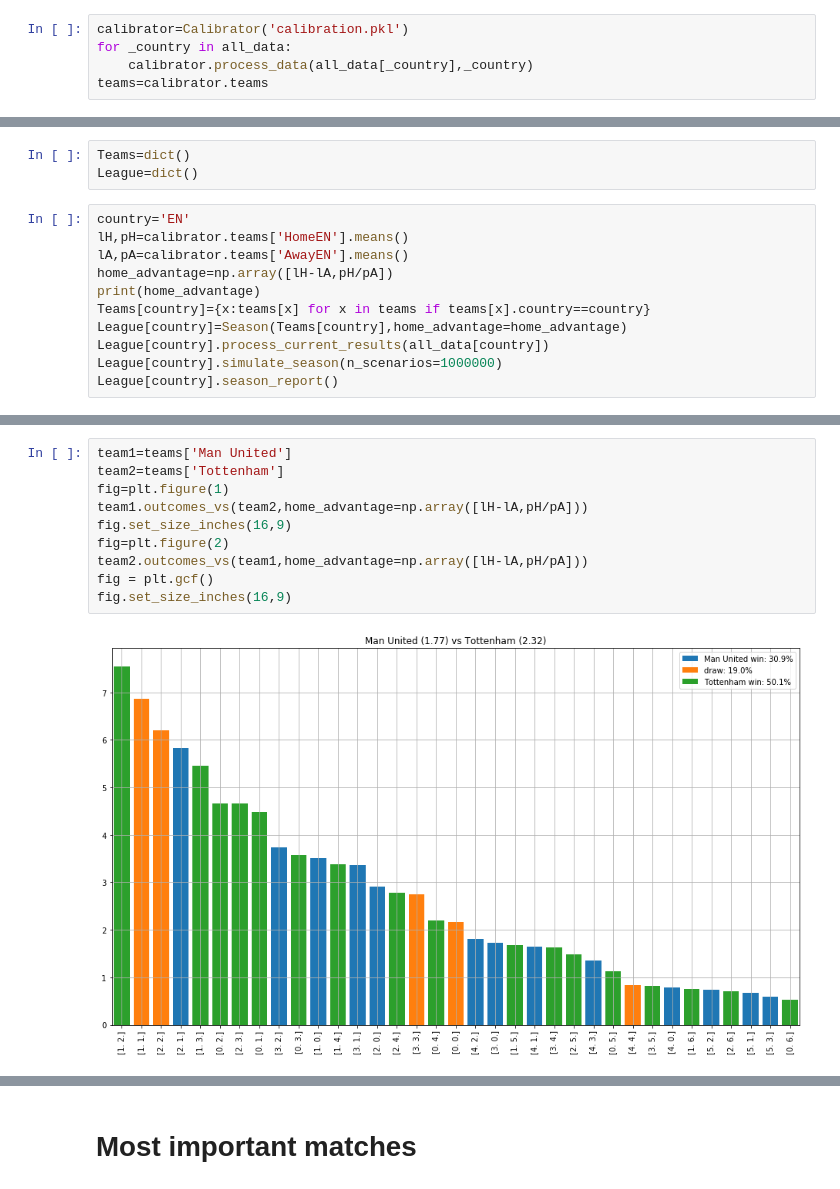
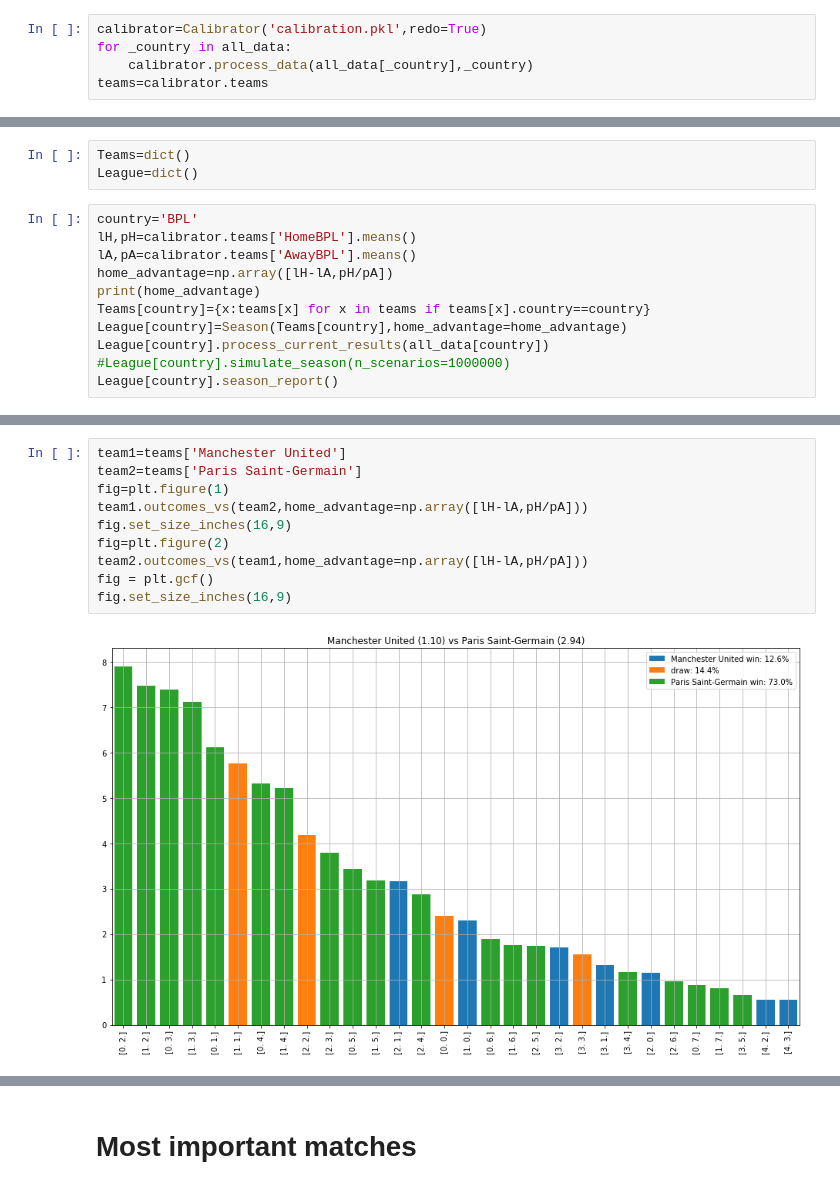
Before and after one commit to tchnvkng/football_sim, a Jupyter notebook: pl2.ipynb, the cells around one changed output, grey strips where cells are left out. Saved outputs shown, nothing was run; the diff lists cells and outputs as text.

```diff
--- a/pl2.ipynb
+++ b/pl2.ipynb
@@ -56,5 +63,5 @@ all_data['EN'].tail(10)
 # %%
-calibrator=Calibrator('calibration.pkl')
+calibrator=Calibrator('calibration.pkl',redo=True)
 for _country in all_data:
     calibrator.process_data(all_data[_country],_country)
 teams=calibrator.teams
@@ -86,14 +87,14 @@ calibration.pkl  does not exists
 Teams=dict()
 League=dict()
 # %%
-country='EN'
-lH,pH=calibrator.teams['HomeEN'].means()
-lA,pA=calibrator.teams['AwayEN'].means()
+country='BPL'
+lH,pH=calibrator.teams['HomeBPL'].means()
+lA,pA=calibrator.teams['AwayBPL'].means()
 home_advantage=np.array([lH-lA,pH/pA])
 print(home_advantage)
 Teams[country]={x:teams[x] for x in teams if teams[x].country==country}
 League[country]=Season(Teams[country],home_advantage=home_advantage)
 League[country].process_current_results(all_data[country])
-League[country].simulate_season(n_scenarios=1000000)
+#League[country].simulate_season(n_scenarios=1000000)
 League[country].season_report()
 # %% [output]
@@ -119,12 +121,12 @@ simulation not yet processed, processing
 # %%
-team1=teams['Man United']
-team2=teams['Tottenham']
+team1=teams['Manchester United']
+team2=teams['Paris Saint-Germain']
 fig=plt.figure(1)
 team1.outcomes_vs(team2,home_advantage=np.array([lH-lA,pH/pA]))
 fig.set_size_inches(16,9)
 fig=plt.figure(2)
 team2.outcomes_vs(team1,home_advantage=np.array([lH-lA,pH/pA]))
 fig = plt.gcf()
 fig.set_size_inches(16,9)
 # %% [output]
-[figure, old version]
+[figure, new version]
```
Also changed, not shown: parts of 14 cells of this notebook, 1 other file.
